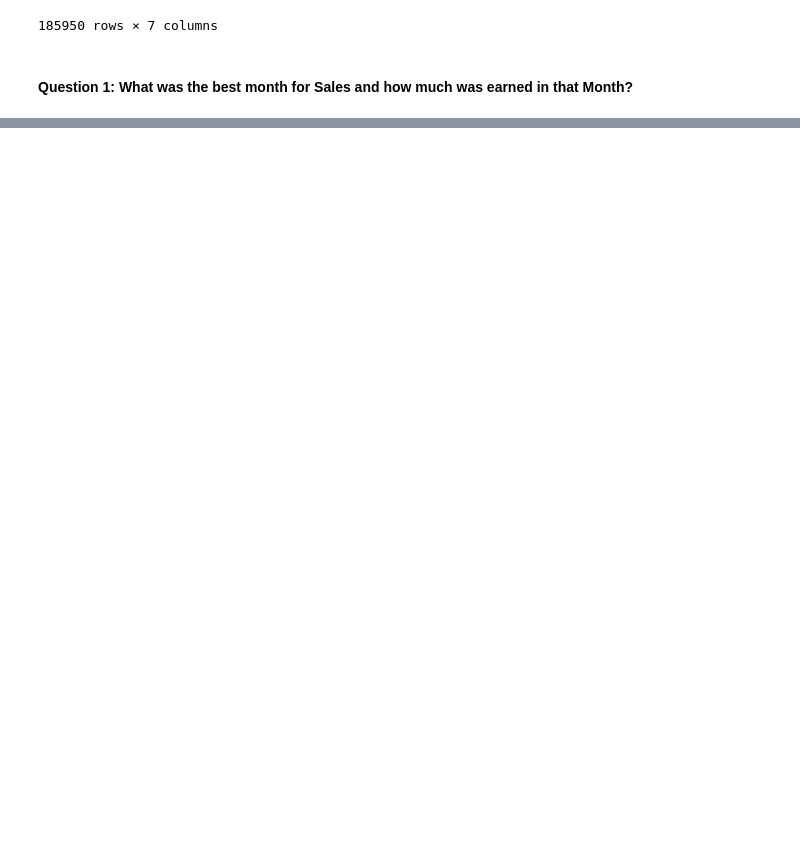
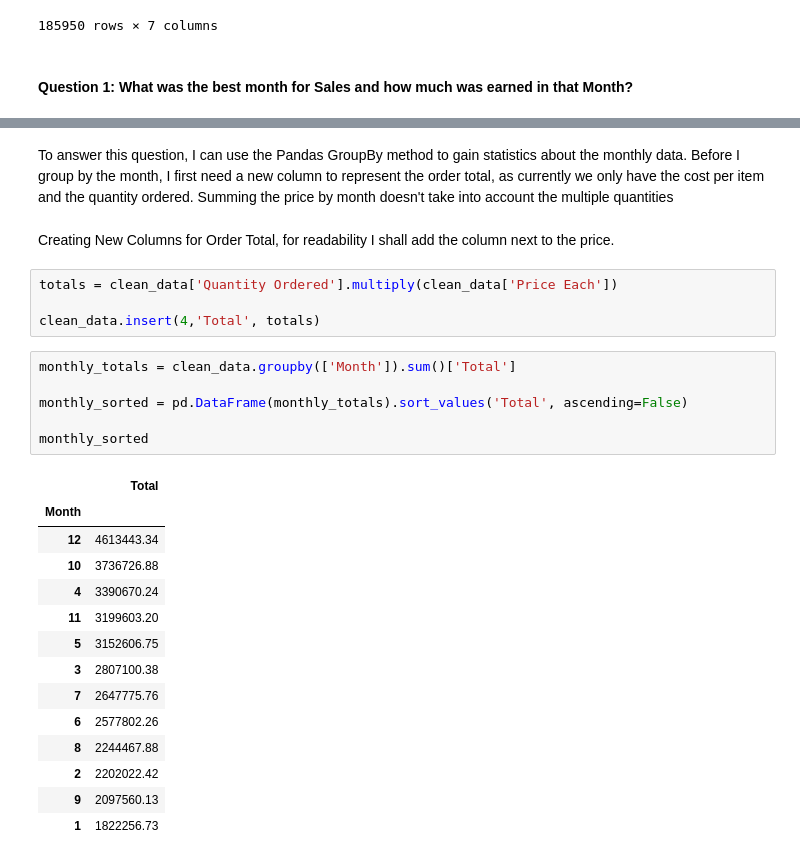
Before and after one commit to tajpatel58/Machine-Learning-, a Jupyter notebook: Data Science Practice/Sales Analysis/Sales_Analysis.ipynb, the cells around one changed output, grey strips where cells are left out. Saved outputs shown, nothing was run; the diff lists cells and outputs as text; blank space fills up the shorter version.

```diff
--- a/Data Science Practice/Sales Analysis/Sales_Analysis.ipynb
+++ b/Data Science Practice/Sales Analysis/Sales_Analysis.ipynb
@@ -83,0 +93,29 @@ True
+# %% [markdown]
+To answer this question, I can use the Pandas GroupBy method to gain statistics about the monthly data. Before I group by the month, I first need a new column to represent the order total, as currently we only have the cost per item and the quantity ordered. Summing the price by month doesn't take into account the multiple quantities
+# %% [markdown]
+Creating New Columns for Order Total, for readability I shall add the column next to the price.
+# %%
+totals = clean_data['Quantity Ordered'].multiply(clean_data['Price Each'])
+
+clean_data.insert(4,'Total', totals)
+# %%
+monthly_totals = clean_data.groupby(['Month']).sum()['Total']
+
+monthly_sorted = pd.DataFrame(monthly_totals).sort_values('Total', ascending=False)
+
+monthly_sorted
+# %% [output]
+|  | Total |
+| Month |  |
+| 12 | 4613443.34 |
+| 10 | 3736726.88 |
+| 4 | 3390670.24 |
+| 11 | 3199603.20 |
+| 5 | 3152606.75 |
+| 3 | 2807100.38 |
+| 7 | 2647775.76 |
+| 6 | 2577802.26 |
+| 8 | 2244467.88 |
+| 2 | 2202022.42 |
+| 9 | 2097560.13 |
+| 1 | 1822256.73 |
```
Also changed, not shown: parts of 17 cells of this notebook.
